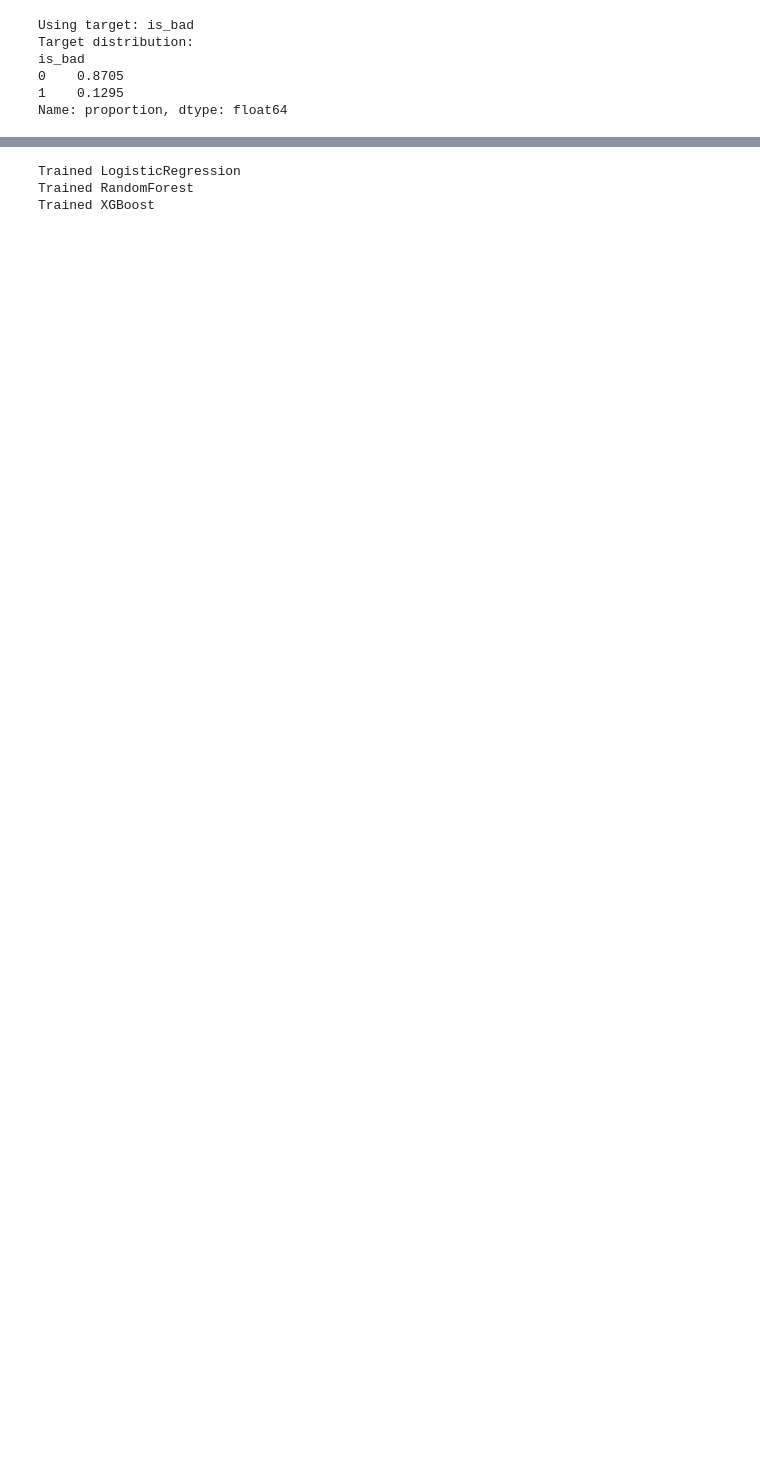
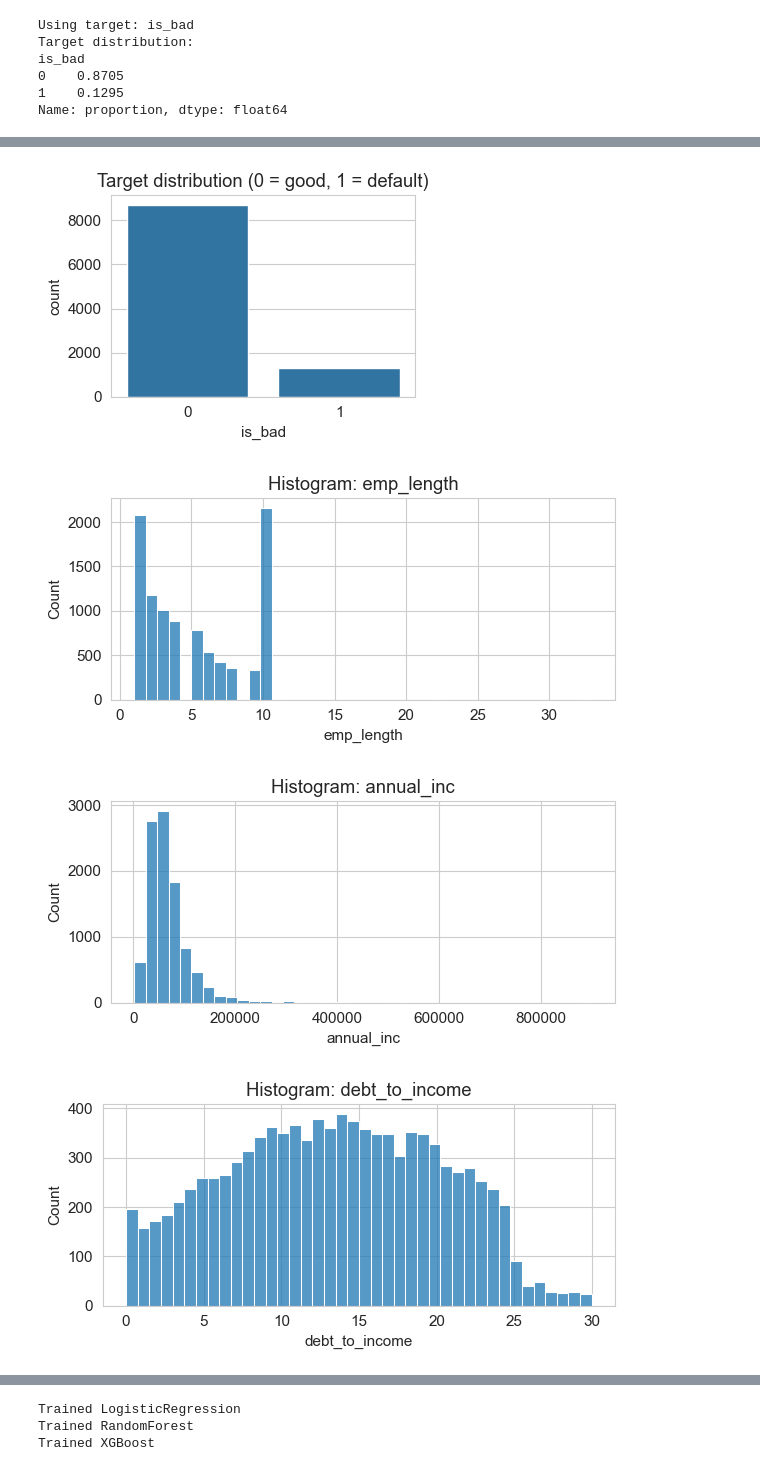
Before and after one commit to mvsundaresan/LendingClub, a Jupyter notebook: LCAnalysis.ipynb, the cells around one changed output, grey strips where cells are left out. Drawn from its saved outputs; the diff is of its cells as text; code cells hidden in the pictures; blank space fills up the shorter version.

```diff
--- a/LCAnalysis.ipynb
+++ b/LCAnalysis.ipynb
@@ -286,0 +271,20 @@ dtype: int64
+# %%
+# Target distribution
+plt.figure(figsize=(4,3))
+sns.countplot(x=target_col, data=df)
+plt.title("Target distribution (0 = good, 1 = default)")
+plt.tight_layout()
+plt.show()
+
+# Numeric histograms
+for col in NUMERIC:
+    plt.figure(figsize=(6,3))
+    sns.histplot(df[col].dropna(), bins=40, kde=False)
+    plt.title(f"Histogram: {col}")
+    plt.tight_layout()
+    plt.show()
+# %% [output]
+[figure, added]
+[figure, added]
+[figure, added]
+[figure, added]
```
Also changed, not shown: parts of 49 cells of this notebook.
